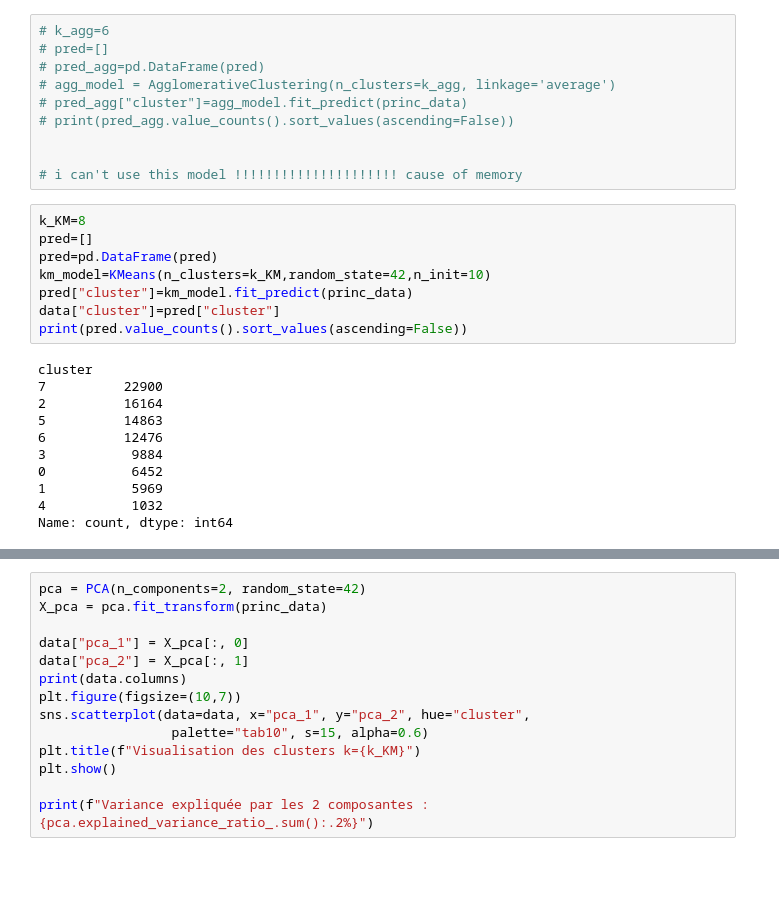
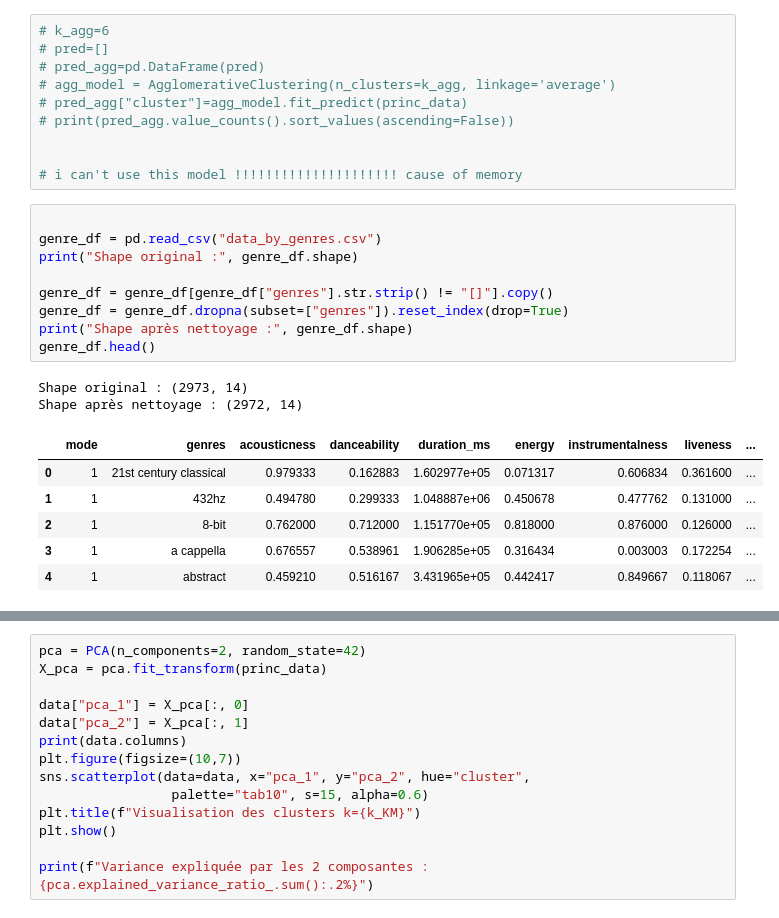
Before and after one commit to mohamed0barhoomi/Final_DATASC_Project, a Jupyter notebook: last_project.ipynb, the cells around one changed output, grey strips where cells are left out. Saved outputs shown, nothing was run; the diff lists cells and outputs as text; blank space fills up the shorter version.

```diff
--- a/last_project.ipynb
+++ b/last_project.ipynb
@@ -393,22 +396,21 @@ DVB de k=8 :  2.7642467571334213
 
 
 # i can't use this model !!!!!!!!!!!!!!!!!!!!! cause of memory
-# %%
-k_KM=8
-pred=[]
-pred=pd.DataFrame(pred)
-km_model=KMeans(n_clusters=k_KM,random_state=42,n_init=10)
-pred["cluster"]=km_model.fit_predict(princ_data)
-data["cluster"]=pred["cluster"]
-print(pred.value_counts().sort_values(ascending=False))
-# %% [output]
-cluster
-7          22900
-2          16164
-5          14863
-6          12476
-3           9884
-0           6452
-1           5969
-4           1032
-Name: count, dtype: int64
+# %%
+
+genre_df = pd.read_csv("data_by_genres.csv")
+print("Shape original :", genre_df.shape)
+
+genre_df = genre_df[genre_df["genres"].str.strip() != "[]"].copy()
+genre_df = genre_df.dropna(subset=["genres"]).reset_index(drop=True)
+print("Shape après nettoyage :", genre_df.shape)
+genre_df.head()
+# %% [output]
+Shape original : (2973, 14)
+Shape après nettoyage : (2972, 14)
+|  | mode | genres | acousticness | danceability | duration_ms | energy | instrumentalness | liveness | ... |
+| 0 | 1 | 21st century classical | 0.979333 | 0.162883 | 1.602977e+05 | 0.071317 | 0.606834 | 0.361600 | ... |
+| 1 | 1 | 432hz | 0.494780 | 0.299333 | 1.048887e+06 | 0.450678 | 0.477762 | 0.131000 | ... |
+| 2 | 1 | 8-bit | 0.762000 | 0.712000 | 1.151770e+05 | 0.818000 | 0.876000 | 0.126000 | ... |
+| 3 | 1 | a cappella | 0.676557 | 0.538961 | 1.906285e+05 | 0.316434 | 0.003003 | 0.172254 | ... |
+| 4 | 1 | abstract | 0.459210 | 0.516167 | 3.431965e+05 | 0.442417 | 0.849667 | 0.118067 | ... |
```
Also changed, not shown: parts of 16 cells of this notebook.
